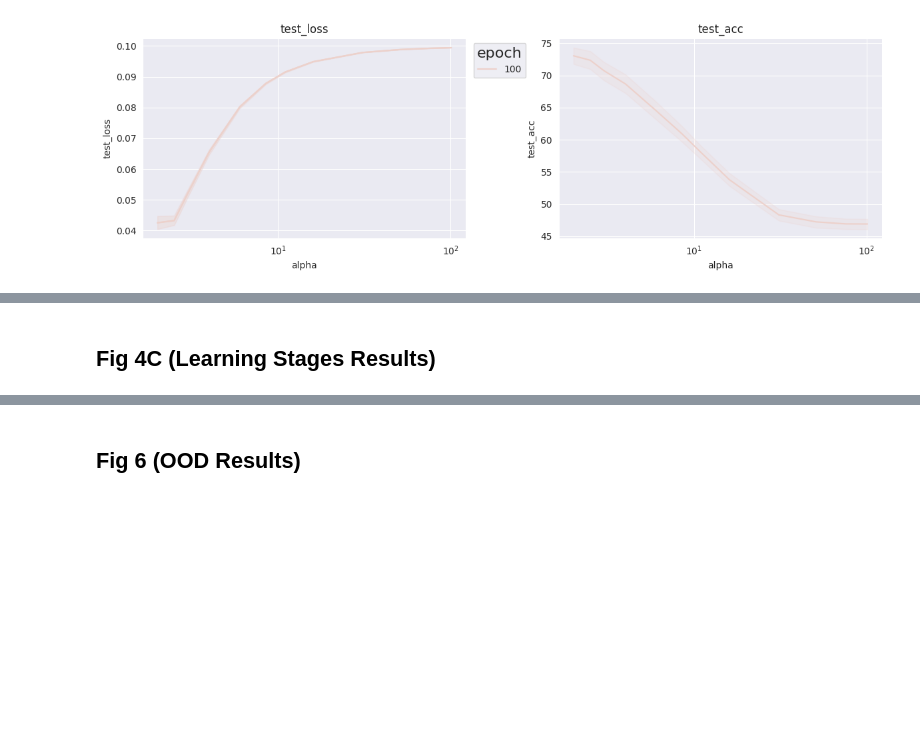
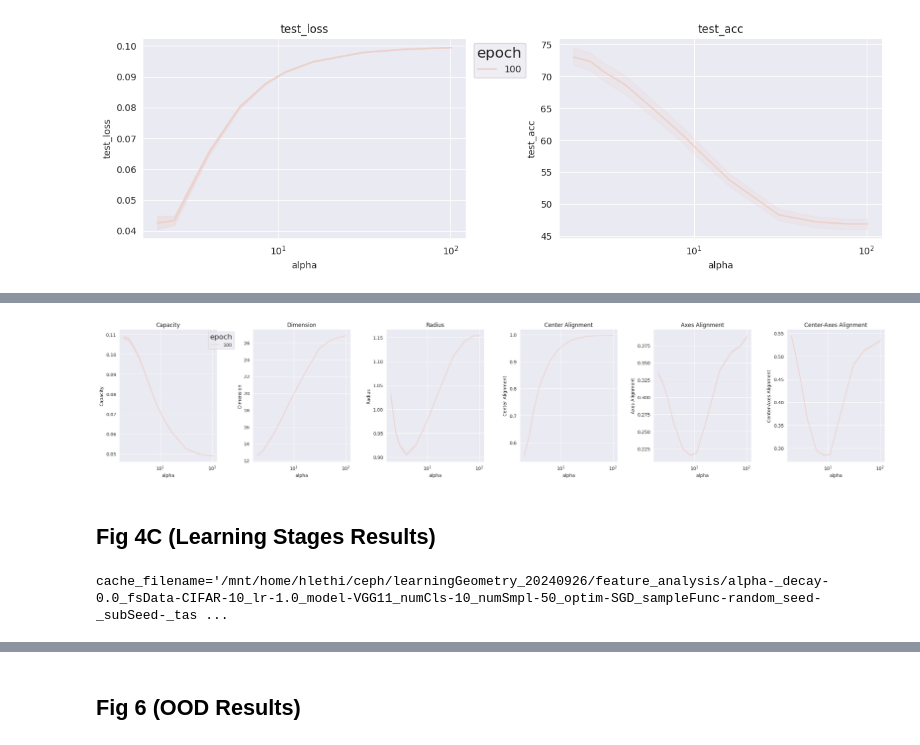
Before and after one commit to chung-neuroai-lab/feature-learning-geometry, a Jupyter notebook: DNNs/visualization_notebook.ipynb, the cells around one changed output, grey strips where cells are left out. Cells and saved outputs as stored; diff of their text form; code cells hidden in the pictures; blank space fills up the shorter version.

```diff
--- a/DNNs/visualization_notebook.ipynb
+++ b/DNNs/visualization_notebook.ipynb
@@ -336,0 +290,9 @@ fig = plot_results_sns(eval_corrupt_df, "epoch", "alpha", cols_to_plot, figsize=
+# %%
+# vgg11
+capacity_corrupt_folder = "/mnt/home/hlethi/ceph/learningGeometry_20240510/eval_corrupt/capacity"
+capacity_corrupt_template = "alpha-{alpha}_decay-0.0_fsData-{corruption}_lr-1.0_model-VGG11_numCls-10_numSmpl-50_optim-SGD_sampleFunc-random_seed-{seed}_subSeed-{subSeed}_task-CIFAR-10_epoch_{epoch}_sev_{severity}.pkl"
+glob_pattern = "alpha-*_decay-0.0_fsData-*_lr-1.0_model-VGG11_numCls-10_numSmpl-50_optim-SGD_sampleFunc-random_seed-*_subSeed-*_task-CIFAR-10"
+# %%
+capacity_corrupt_df = plot_utils.load_results_to_df(capacity_corrupt_folder, capacity_corrupt_template, sub_folders=True, glob_pattern=glob_pattern)
+capacity_corrupt_df = capacity_corrupt_df.rename(columns={key: val for (key,val) in RENAME_DICT.items() if key in capacity_corrupt_df.columns})
+display(capacity_corrupt_df)
@@ -337,2 +314,7 @@ fig = plot_results_sns(eval_corrupt_df, "epoch", "alpha", cols_to_plot, figsize=
+# %%
+plot_df = capacity_corrupt_df[IDX_COLS+GEOMETRY_COLS]
+fig = plot_results_sns(plot_df, "epoch", "alpha", GEOMETRY_COLS, figsize=(5,4))
+# %% [output]
+[figure, added]
 # %% [markdown]
 ## Fig 4C (Learning Stages Results)
@@ -338,0 +326,7 @@ fig = plot_results_sns(eval_corrupt_df, "epoch", "alpha", cols_to_plot, figsize=
+# %%
+capacity_step_df = plot_utils.load_results_to_df(capacity_step_folder, capacity_step_template, sub_folders=True, glob_pattern=glob_pattern)
+for col in capacity_step_df.columns:
+    if isinstance(capacity_step_df[col][0], np.ndarray):
+        capacity_step_df[col] = capacity_step_df[col].apply(lambda x: x[0])
+# %% [output]
+cache_filename='/mnt/home/hlethi/ceph/learningGeometry_20240926/feature_analysis/alpha-_decay-0.0_fsData-CIFAR-10_lr-1.0_model-VGG11_numCls-10_numSmpl-50_optim-SGD_sampleFunc-random_seed-_subSeed-_tas ...
```
Also changed, not shown: parts of 22 cells of this notebook, 10 other files.
